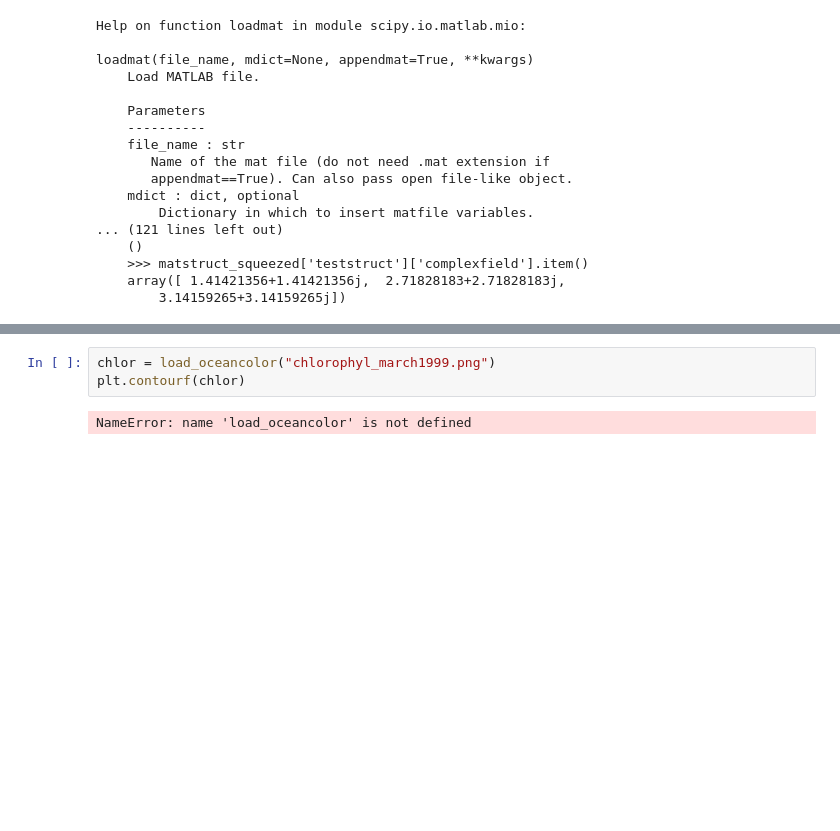
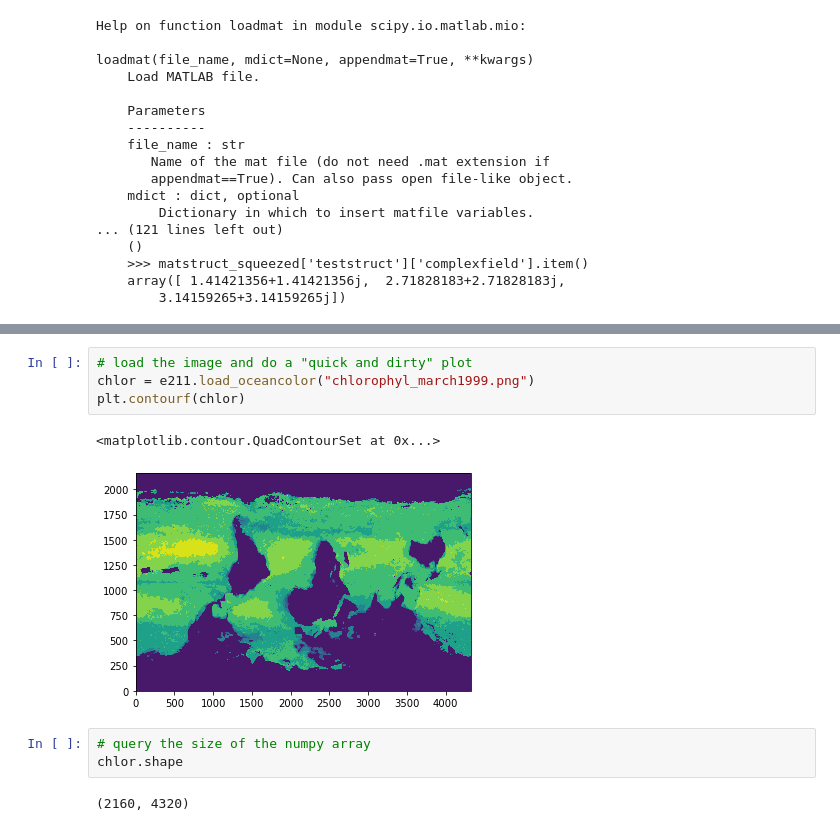
Before and after one commit to AndrewLoeppky/eosc211_students, a Jupyter notebook: e211_python_2021/wk03/lab_wk3/lab_week3.ipynb, the cells around one changed output, grey strips where cells are left out. Drawn from its saved outputs; the diff is of its cells as text; blank space fills up the shorter version.

Commit message:
add chlorophyl question lab 3

```diff
--- a/e211_python_2021/wk03/lab_wk3/lab_week3.ipynb
+++ b/e211_python_2021/wk03/lab_wk3/lab_week3.ipynb
@@ -227,5 +229,12 @@ SyntaxError: invalid syntax (e211.py, line 26)
 # %%
-chlor = load_oceancolor("chlorophyl_march1999.png")
+# load the image and do a "quick and dirty" plot
+chlor = e211.load_oceancolor("chlorophyl_march1999.png")
 plt.contourf(chlor)
 # %% [output]
-NameError: name 'load_oceancolor' is not defined
+<matplotlib.contour.QuadContourSet at 0x...>
+[figure, added]
+# %%
+# query the size of the numpy array
+chlor.shape
+# %% [output]
+(2160, 4320)
```
Also changed, not shown: parts of 4 cells of this notebook, 1 other file.
